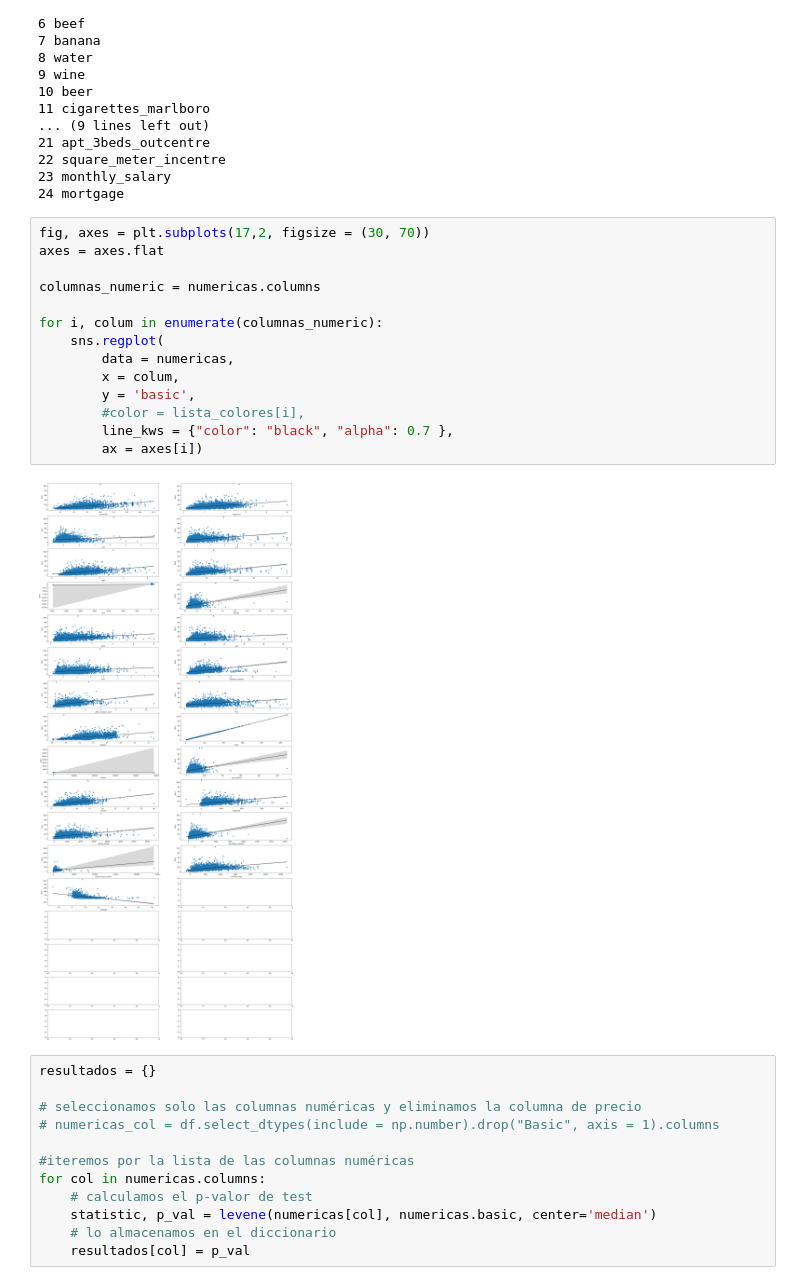
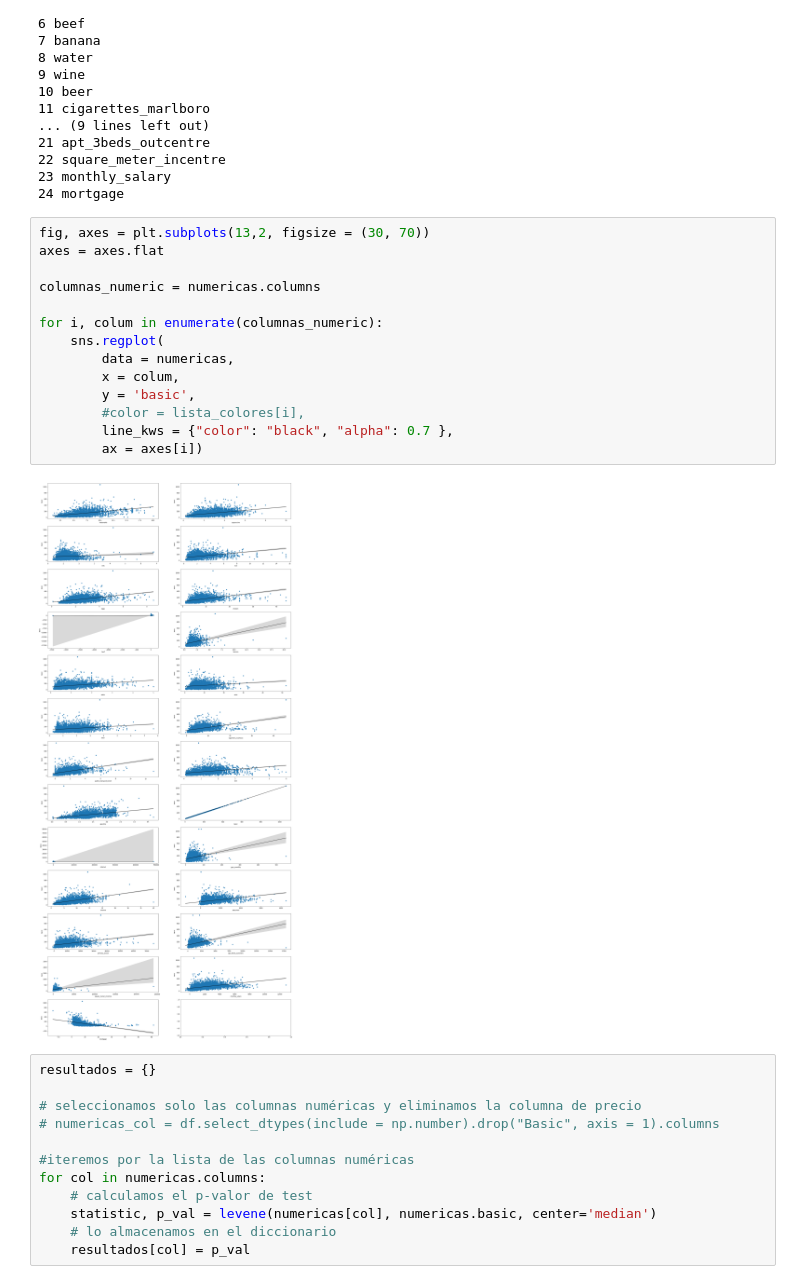
Before and after one commit to Adalab/promo-d-da-modulo1-sprint2-Paloma_Paula_Iris, a Jupyter notebook: regresion_lineal/4_asunciones.ipynb, the cells around one changed output. Drawn from its saved outputs; the diff is of its cells as text.

```diff
--- a/regresion_lineal/4_asunciones.ipynb
+++ b/regresion_lineal/4_asunciones.ipynb
@@ -148,21 +148,21 @@ for i, colum in enumerate(numericas.columns):
 23 monthly_salary
 24 mortgage
 # %%
-fig, axes = plt.subplots(17,2, figsize = (30, 70))
+fig, axes = plt.subplots(13,2, figsize = (30, 70))
 axes = axes.flat
 
 columnas_numeric = numericas.columns
 
 for i, colum in enumerate(columnas_numeric):
     sns.regplot(
         data = numericas,
         x = colum,
         y = 'basic',
         #color = lista_colores[i],
         line_kws = {"color": "black", "alpha": 0.7 },
         ax = axes[i])
 # %% [output]
-[figure, old version]
+[figure, new version]
 # %%
 resultados = {}
 
```
Also changed, not shown: parts of 3 cells of this notebook, 6 other files.
